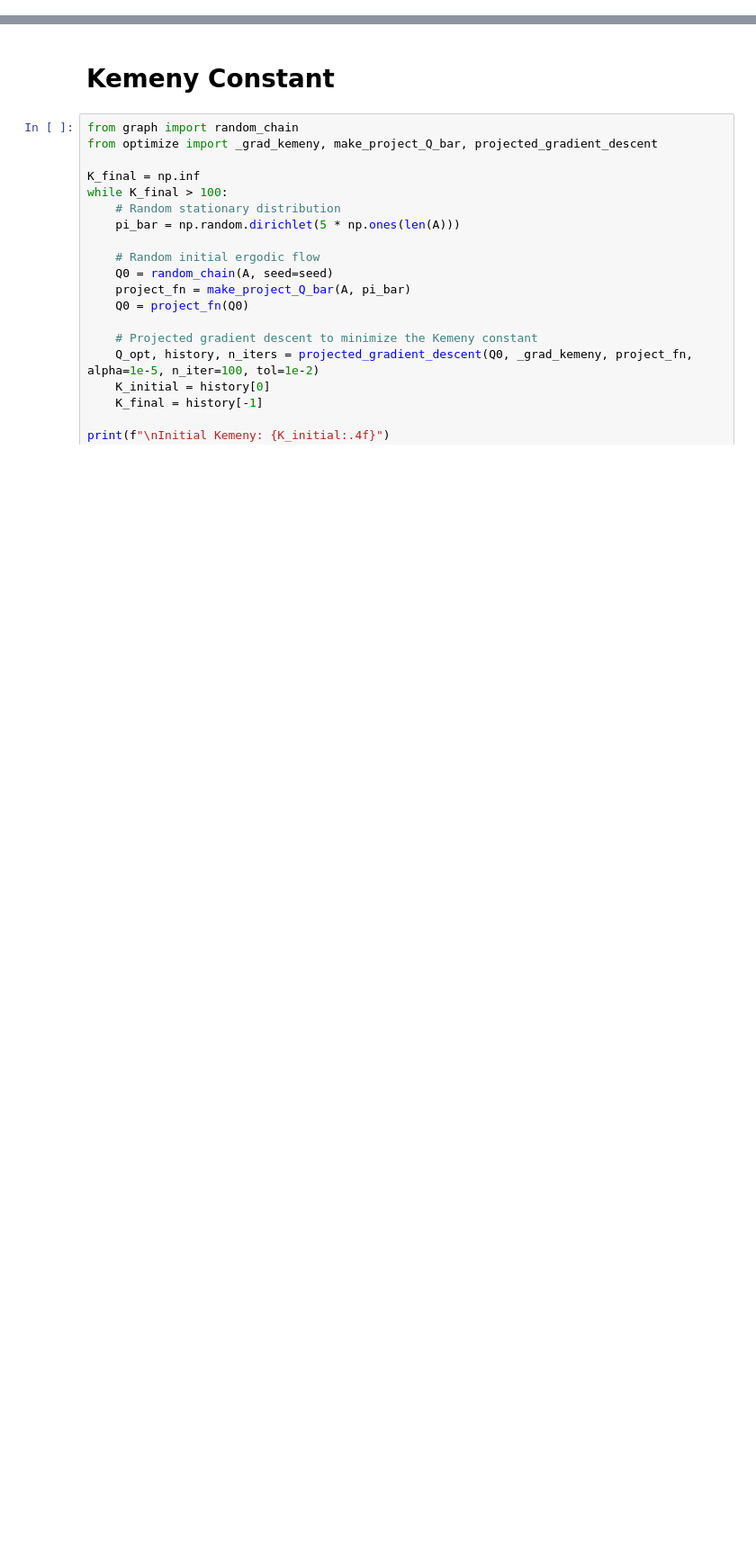
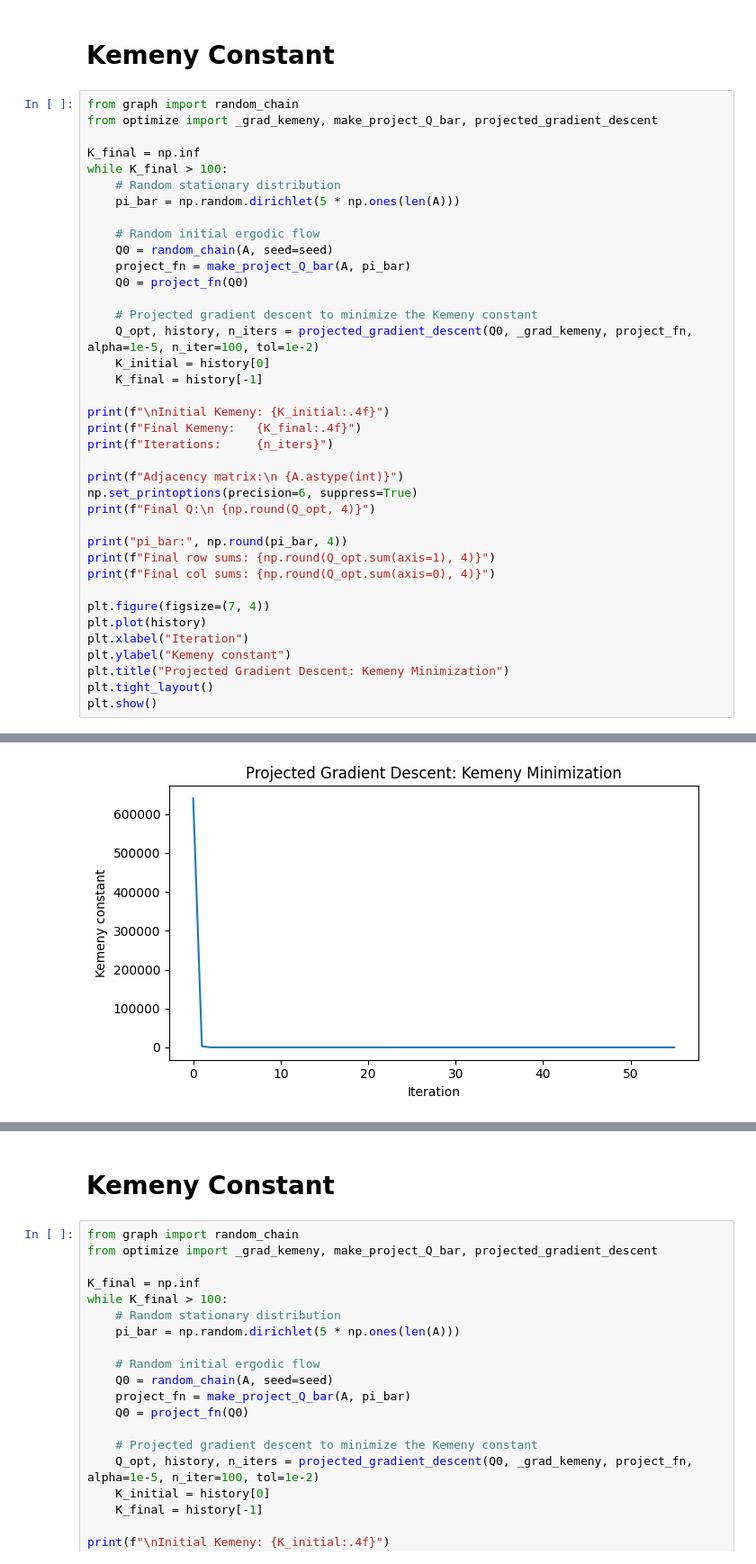
Before and after one commit to yohanjohn307/markov-chain-lifting, a Jupyter notebook: debug.ipynb, the cells around one changed output, grey strips where cells are left out. Shown at 90% size. Cells and saved outputs as stored; diff of their text form; blank space fills up the shorter version.

```diff
--- a/debug.ipynb
+++ b/debug.ipynb
@@ -0,0 +61,41 @@
+# %% [markdown]
+# Kemeny Constant
+# %%
+from graph import random_chain
+from optimize import _grad_kemeny, make_project_Q_bar, projected_gradient_descent
+
+K_final = np.inf
+while K_final > 100:
+    # Random stationary distribution
+    pi_bar = np.random.dirichlet(5 * np.ones(len(A)))
+
+    # Random initial ergodic flow
+    Q0 = random_chain(A, seed=seed)
+    project_fn = make_project_Q_bar(A, pi_bar)
+    Q0 = project_fn(Q0)
+
+    # Projected gradient descent to minimize the Kemeny constant
+    Q_opt, history, n_iters = projected_gradient_descent(Q0, _grad_kemeny, project_fn, alpha=1e-5, n_iter=100, tol=1e-2)
+    K_initial = history[0]
+    K_final = history[-1]
+
+print(f"\nInitial Kemeny: {K_initial:.4f}")
+print(f"Final Kemeny:   {K_final:.4f}")
+print(f"Iterations:     {n_iters}")
+
+print(f"Adjacency matrix:\n {A.astype(int)}")
+np.set_printoptions(precision=6, suppress=True)
+print(f"Final Q:\n {np.round(Q_opt, 4)}")
+
+print("pi_bar:", np.round(pi_bar, 4))
+print(f"Final row sums: {np.round(Q_opt.sum(axis=1), 4)}")
+print(f"Final col sums: {np.round(Q_opt.sum(axis=0), 4)}")
+
+plt.figure(figsize=(7, 4))
+plt.plot(history)
+plt.xlabel("Iteration")
+plt.ylabel("Kemeny constant")
+plt.title("Projected Gradient Descent: Kemeny Minimization")
+plt.tight_layout()
+plt.show()
+# %% [output]
@@ -0,0 +119 @@
+[figure, added]
```
Also changed, not shown: parts of 10 cells of this notebook, 5 other files.
